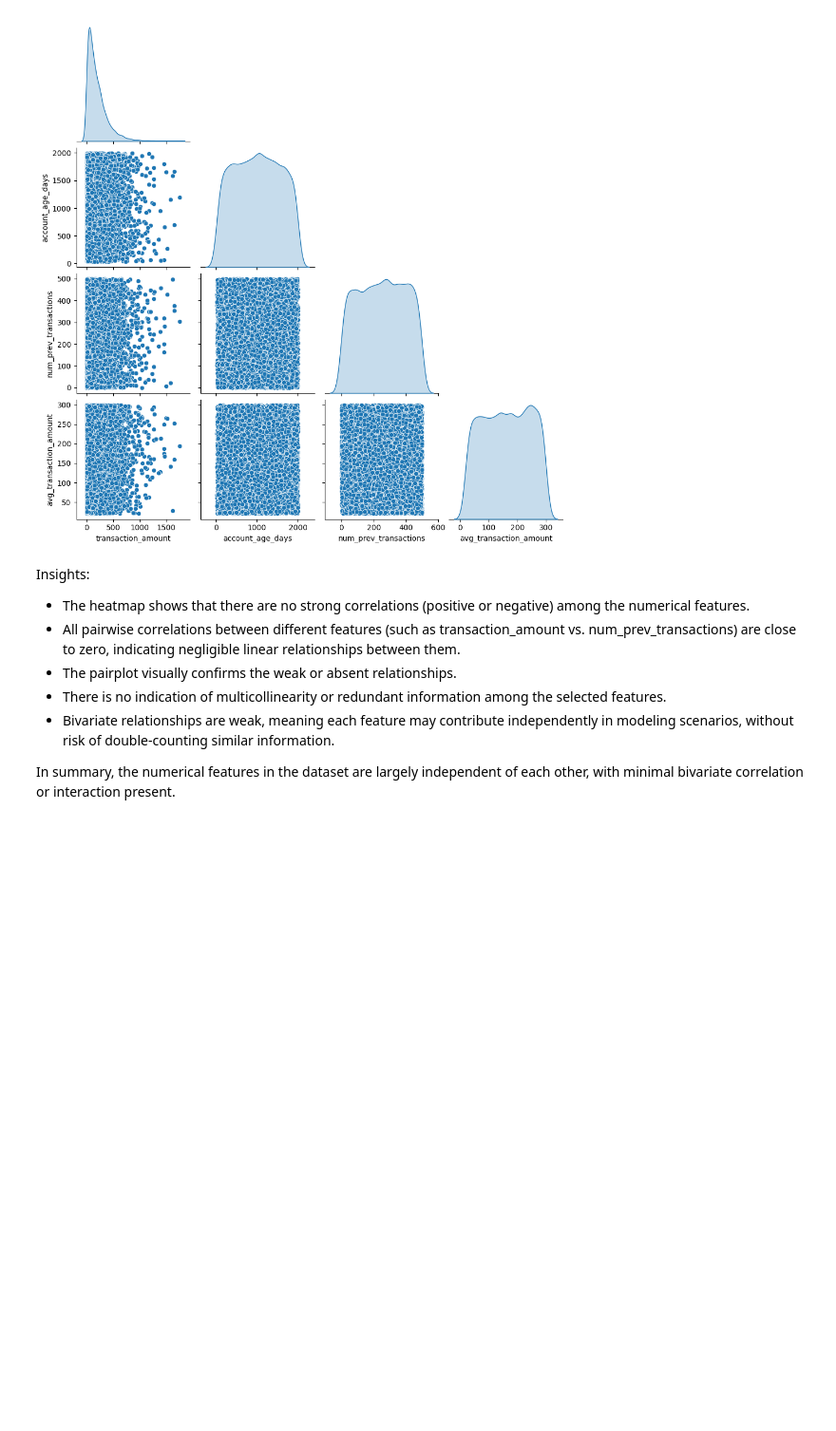
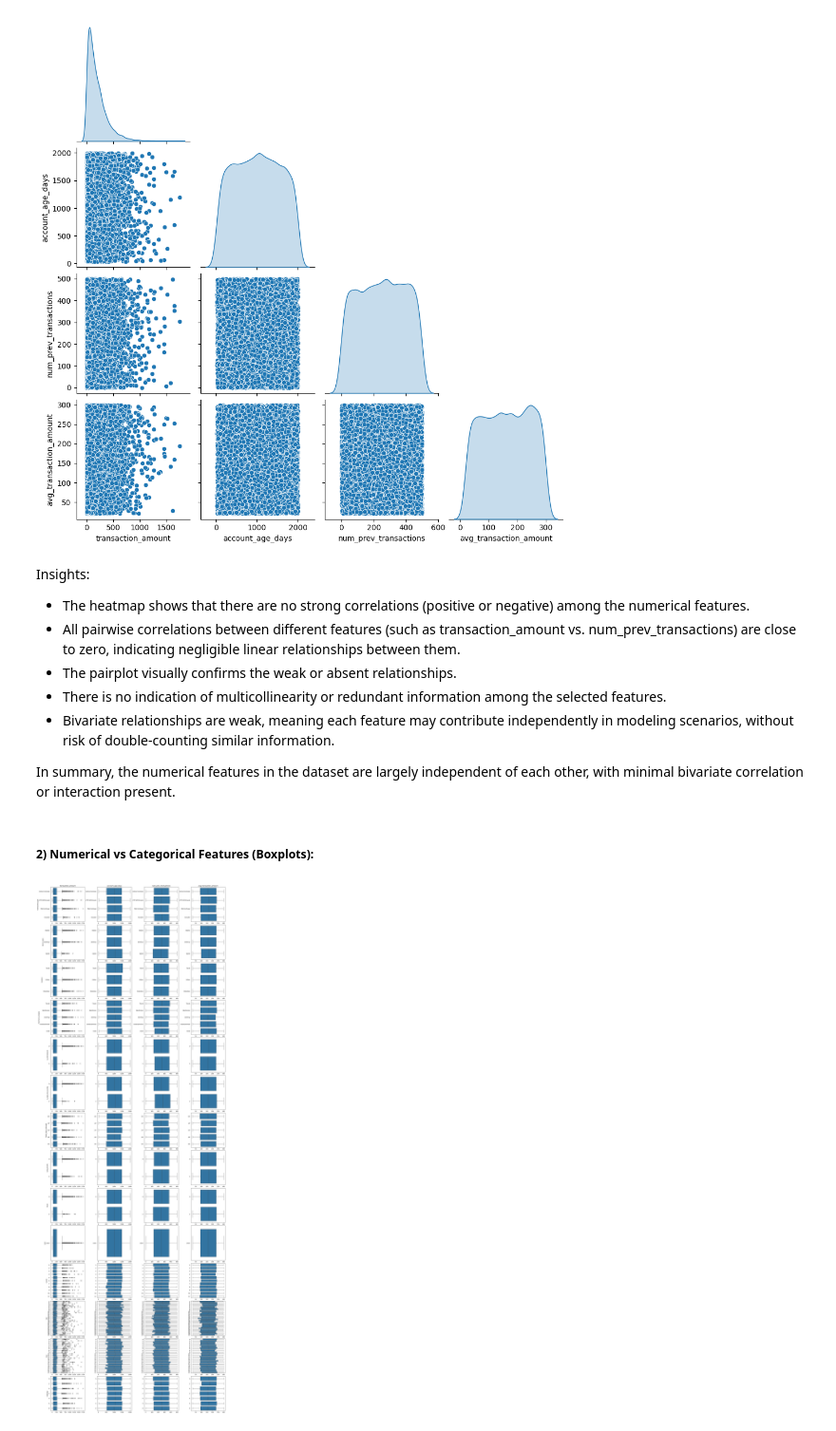
Before and after one commit to Shailya777/Fraud-Detection-EDA, a Jupyter notebook: notebooks/Fraud Detection.ipynb, the cells around one changed output. Shown at 95% size. Saved outputs shown, nothing was run; the diff lists cells and outputs as text; code cells hidden in the pictures; blank space fills up the shorter version.

Commit message:
Bivariate analysis between numerical and categorical features

```diff
--- a/notebooks/Fraud Detection.ipynb
+++ b/notebooks/Fraud Detection.ipynb
@@ -803,3 +803,26 @@ Insights:
 - Bivariate relationships are weak, meaning each feature may contribute independently in modeling scenarios, without risk of double-counting similar information.
 
 In summary, the numerical features in the dataset are largely independent of each other, with minimal bivariate correlation or interaction present.
+# %% [markdown]
+##### 2) Numerical vs Categorical Features (Boxplots):
+# %%
+num_num = len(num_cols)
+num_cat = len(cat_cols)
+
+fig, axes = plt.subplots(num_cat, num_num, figsize=(5 * num_num, 4 * num_cat), constrained_layout=True)
+
+for i, cat in enumerate(cat_cols):
+    for j, num in enumerate(num_cols):
+        ax = axes[i, j] if num_cat > 1 else axes[j]  # Handling single row case
+        sns.boxplot(x=num, y=cat, data=df, orient='h', ax=ax)
+        if i == 0:
+            ax.set_title(num)
+        if j == 0:
+            ax.set_ylabel(cat)
+        else:
+            ax.set_ylabel('')
+        ax.set_xlabel('')
+
+plt.show()
+# %% [output]
+[figure, added]
```
Also changed, not shown: parts of 1 cell of this notebook.
